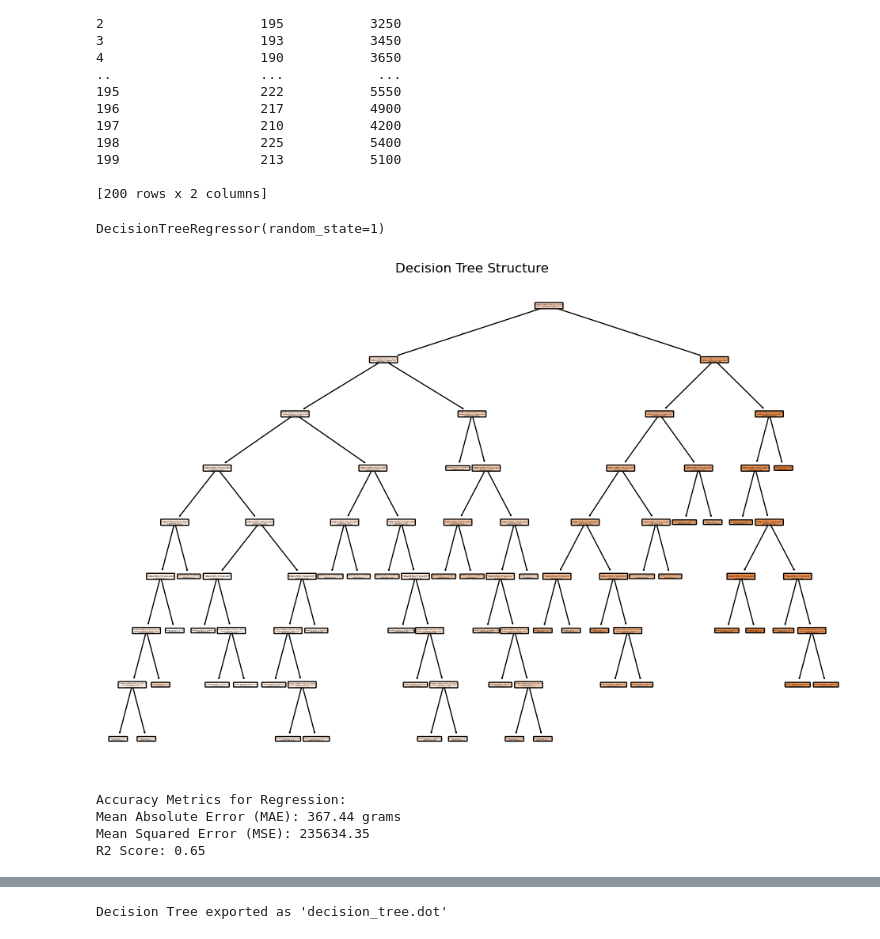
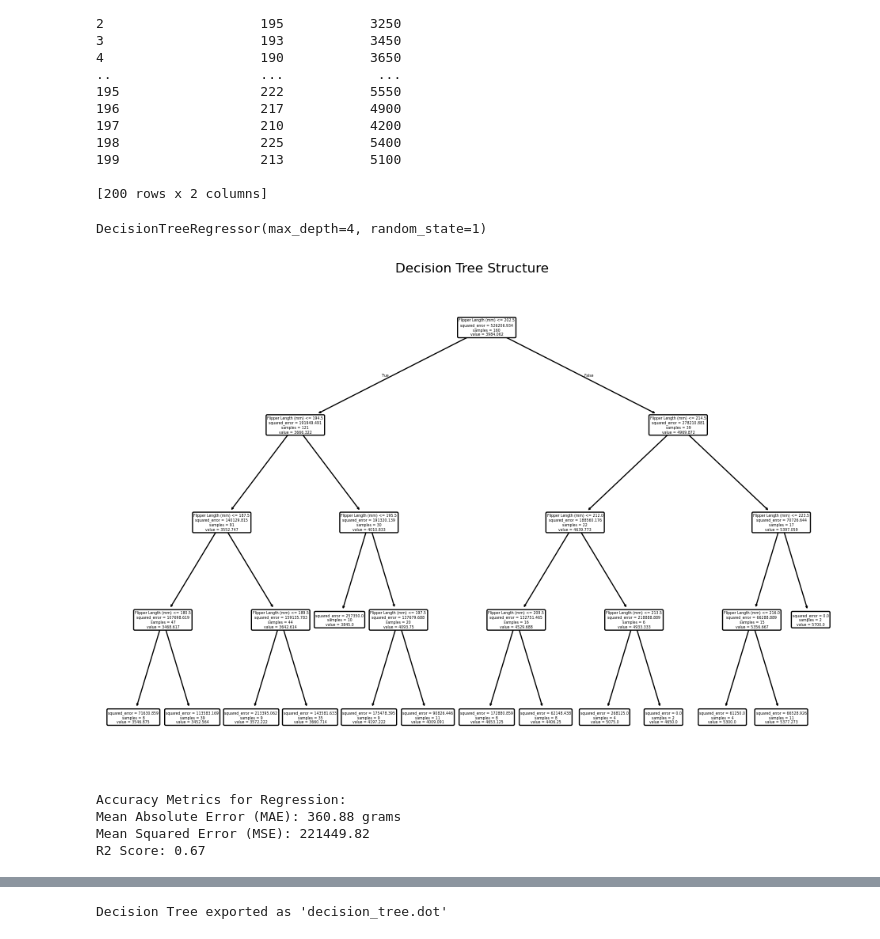
Before and after one commit to pratap-raghav/Machine-Learning, a Jupyter notebook: lab6_decisionTreeRegression.ipynb, the cells around one changed output, grey strips where cells are left out. Drawn from its saved outputs; the diff is of its cells as text; code cells hidden in the pictures.

```diff
--- a/lab6_decisionTreeRegression.ipynb
+++ b/lab6_decisionTreeRegression.ipynb
@@ -29,17 +29,17 @@ y = dataset['Body Mass (g)'].values
 # %%
 xtrain, xtest, ytrain, ytest = train_test_split(x, y, test_size=0.2, random_state=1)
 # %%
-regressor = DecisionTreeRegressor(random_state=1)
+regressor = DecisionTreeRegressor(max_depth=4, random_state=1)
 regressor.fit(xtrain, ytrain)
 # %% [output]
-DecisionTreeRegressor(random_state=1)
+DecisionTreeRegressor(max_depth=4, random_state=1)
 # %%
 plt.figure(figsize=(12, 8))
-plot_tree(regressor, filled=True, feature_names=['Flipper Length (mm)'], rounded=True)
+plot_tree(regressor, filled=False, feature_names=['Flipper Length (mm)'], rounded=True)
 plt.title("Decision Tree Structure")
 plt.show()
 # %% [output]
-[figure, old version]
+[figure, new version]
 # %%
 ypred = regressor.predict(xtest)
 
@@ -49,9 +49,9 @@ print(f"Mean Squared Error (MSE): {mean_squared_error(ytest, ypred):.2f}")
 print(f"R2 Score: {r2_score(ytest, ypred):.2f}")
 # %% [output]
 Accuracy Metrics for Regression:
-Mean Absolute Error (MAE): 367.44 grams
-Mean Squared Error (MSE): 235634.35
-R2 Score: 0.65
+Mean Absolute Error (MAE): 360.88 grams
+Mean Squared Error (MSE): 221449.82
+R2 Score: 0.67
 # %%
 sorted_indices = xtest.flatten().argsort()
 xtestsorted = xtest[sorted_indices]
```
Also changed, not shown: parts of 3 cells of this notebook, 8 other files.
